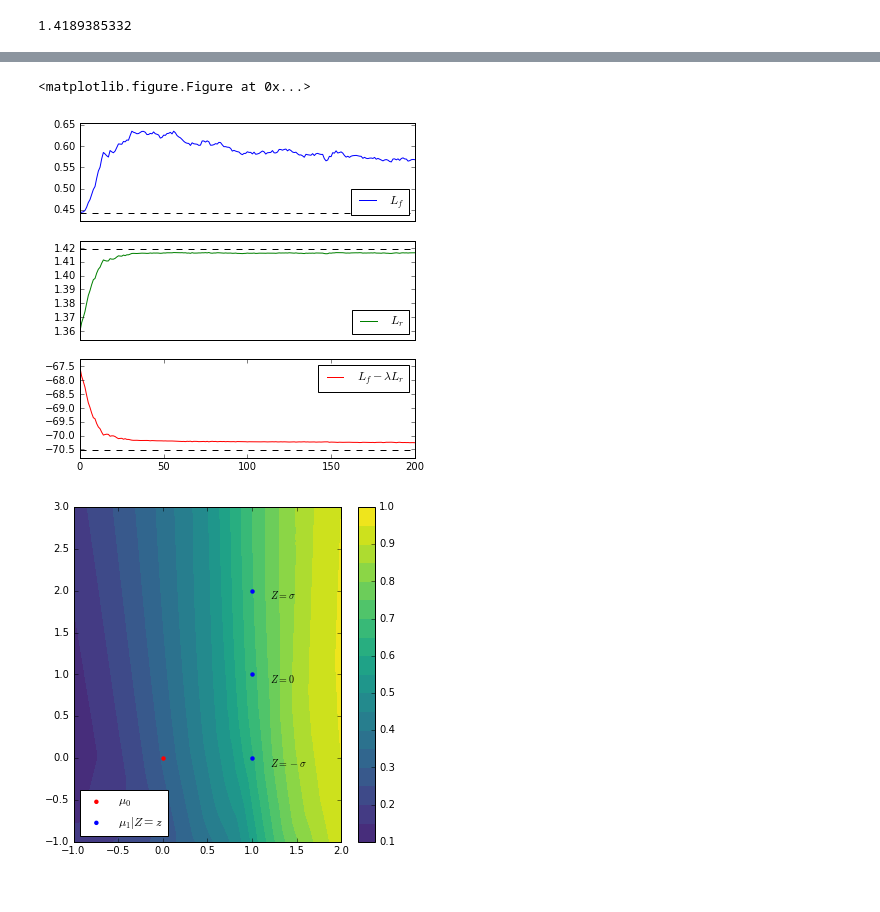
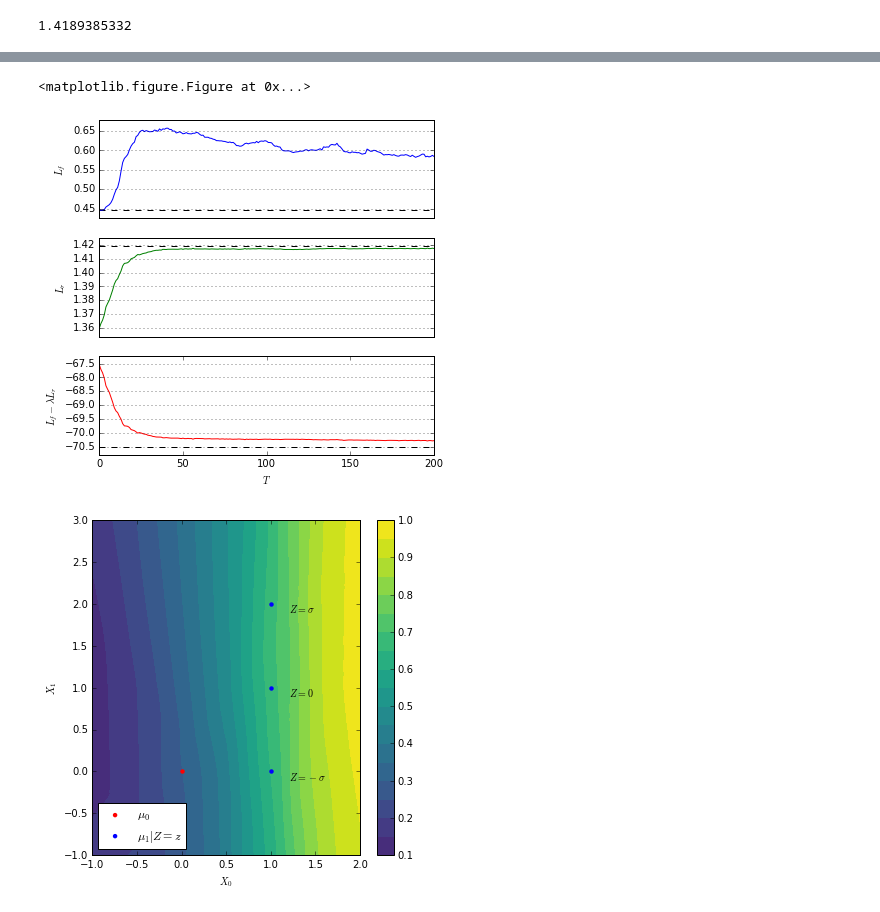
Before and after one commit to glouppe/paper-learning-to-pivot, a Jupyter notebook: code/Toy.ipynb, the cells around one changed output, grey strips where cells are left out. Drawn from its saved outputs; the diff is of its cells as text; code cells hidden in the pictures.

```diff
--- a/code/Toy.ipynb
+++ b/code/Toy.ipynb
@@ -449,7 +449,7 @@ pz = Normal(mu=0.0, sigma=1.0)
 #pz = Mixture([Normal(-1.5,1), Normal(1.5,1)])
 #pz = Uniform(low=0, high=2.0)
 # %%
-n_samples = 100000
+n_samples = 125000
 
 X0 = p0.rvs(n_samples // 2)
 X1 = p1.rvs(n_samples // 2)
@@ -473,7 +473,7 @@ plt.show()
 # %%
 from sklearn.cross_validation import train_test_split
 
-X_train, X_valid, y_train, y_valid, z_train, z_valid = train_test_split(X, y, z, test_size=25000)
+X_train, X_valid, y_train, y_valid, z_train, z_valid = train_test_split(X, y, z, test_size=50000)
 # %%
 import keras.backend as K
 from keras.layers import Input, Dense, Merge, Lambda
@@ -763,7 +771,7 @@ def plot_losses_final(losses):
 
     ax1 = plt.subplot(311)
     values = np.array(losses["L_f"])
-    plt.plot(range(len(values)), values, label=r"$L_f$", color="blue")
+    plt.plot(range(len(values)), values, color="blue")
     plt.hlines(min_Lf, 0, n_iter, linestyles="dashed")
     low = min(min_Lf, values.min())
     high = max(min_Lf, values.max())
@@ -772,11 +780,12 @@ def plot_losses_final(losses):
     plt.ylim(low, high)
     plt.xticks([])
     plt.xlim(0, n_iter)
-    plt.legend(loc="lower right")
+    plt.grid()
+    plt.ylabel(r"$L_f$")
 
     ax2 = plt.subplot(312, sharex=ax1)
     values = np.array(losses["L_r"]) / lam
-    plt.plot(range(len(values)), values, label=r"$L_r$", color="green")
+    plt.plot(range(len(values)), values, color="green")
     plt.hlines(min_Lr, 0, n_iter, linestyles="dashed")
     low = min(min_Lr, values.min())
     high = max(min_Lr, values.max())
@@ -784,11 +793,12 @@ def plot_losses_final(losses):
     low, high = low - (high-low)*0.1, high + (high-low)*0.1
     plt.ylim(low, high)
     plt.xlim(0, n_iter)
-    plt.legend(loc="lower right")
+    plt.grid()
+    plt.ylabel(r"$L_r$")
 
     ax3 = plt.subplot(313)
     values = np.array(losses["L_f - L_r"])
-    plt.plot(range(len(values)), values, label=r"$L_f - \lambda L_r$", color="red")
+    plt.plot(range(len(values)), values, color="red")
     plt.hlines(min_Lf - lam*min_Lr, 0, n_iter, linestyles="dashed")
     low = min(min_Lf - lam*min_Lr, values.min())
     high = max(min_Lf - lam*min_Lr, values.max())
@@ -796,7 +806,9 @@ def plot_losses_final(losses):
     low, high = low - (high-low)*0.1, high + (high-low)*0.1
     plt.ylim(low, high)
     plt.xlim(0, n_iter)
-    plt.legend(loc="upper right")
+    plt.grid(axis="y")
+    plt.ylabel("$L_f - \lambda L_r$")
+    plt.xlabel("$T$")
 
     plt.savefig("training.pdf")
 
@@ -805,35 +817,37 @@ def plot_losses_final(losses):
 plot_losses_final(losses)
 # %% [output]
 <matplotlib.figure.Figure at 0x...>
-[figure, old version]
+[figure, new version]
 # %%
 from matplotlib.mlab import griddata
 
 X_test = np.random.rand(25000, 2)
 X_test[:, 0] *= 10.
 X_test[:, 0] -= 5.
 X_test[:, 1] *= 10.
 X_test[:, 1] -= 5.
 
 y_pred = D.predict(X_test).ravel()
 
 xi = np.linspace(-1., 2., 100)
 yi = np.linspace(-1., 3, 100)
 zi = griddata(X_test[:, 0], X_test[:, 1], y_pred, xi, yi, interp="linear")
 CS = plt.contourf(xi, yi, zi, 20, cmap=plt.cm.viridis,
                   vmax=1.0, vmin=0.0)
 plt.colorbar()
 plt.scatter([0], [0], c="red", linewidths=0, label=r"$\mu_0$")
 plt.scatter([1], [0], c="blue", linewidths=0, label=r"$\mu_1|Z=z$")
 plt.scatter([1], [0+1], c="blue", linewidths=0)
 plt.scatter([1], [0+2], c="blue", linewidths=0)
 plt.text(1.2, 0-0.1, "$Z=-\sigma$", color="k")
 plt.text(1.2, 1-0.1, "$Z=0$", color="k")
 plt.text(1.2, 2-0.1, "$Z=\sigma$", color="k")
 plt.xlim(-1,2)
 plt.ylim(-1,3)
 plt.legend(loc="lower left", scatterpoints=1)
+plt.xlabel("$X_0$")
+plt.ylabel("$X_1$")
 plt.savefig("surface-adversary.pdf")
 plt.show()
 # %% [output]
-[figure, old version]
+[figure, new version]
```
Also changed, not shown: parts of 14 cells of this notebook, 9 other files.
